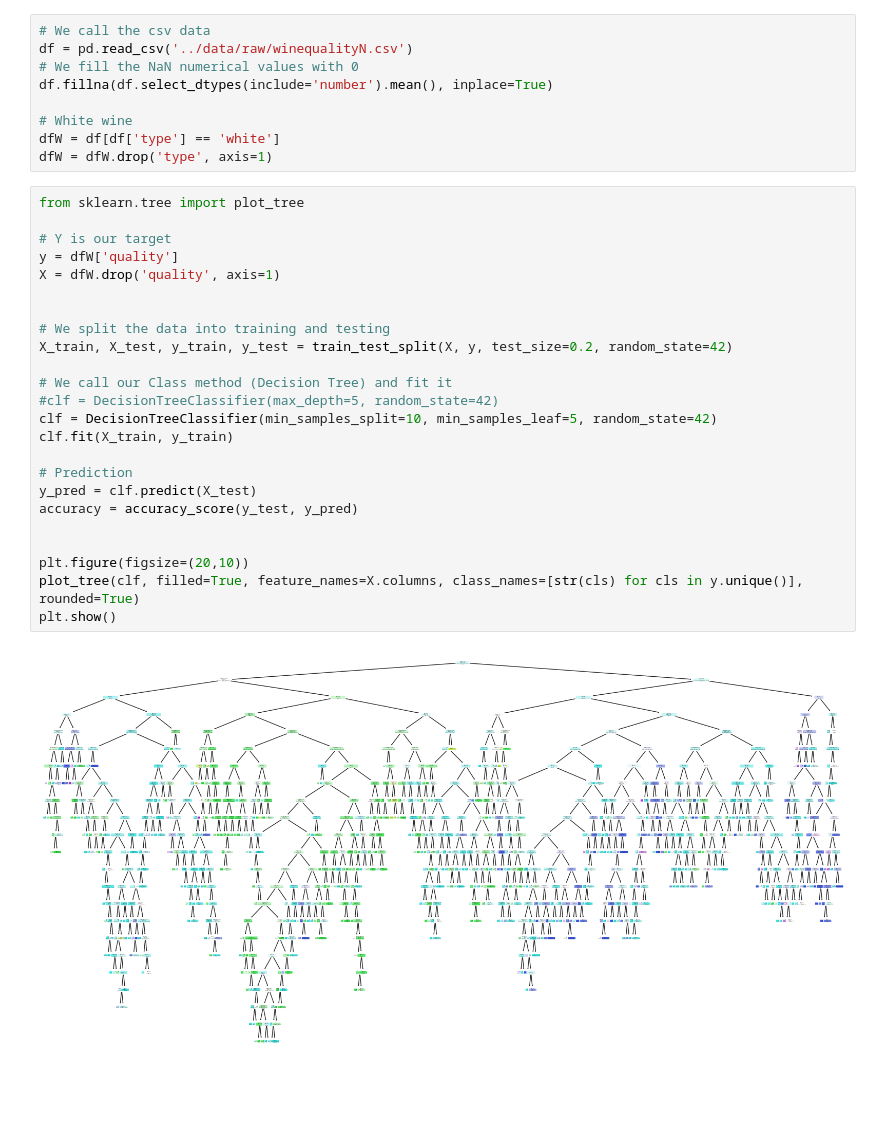
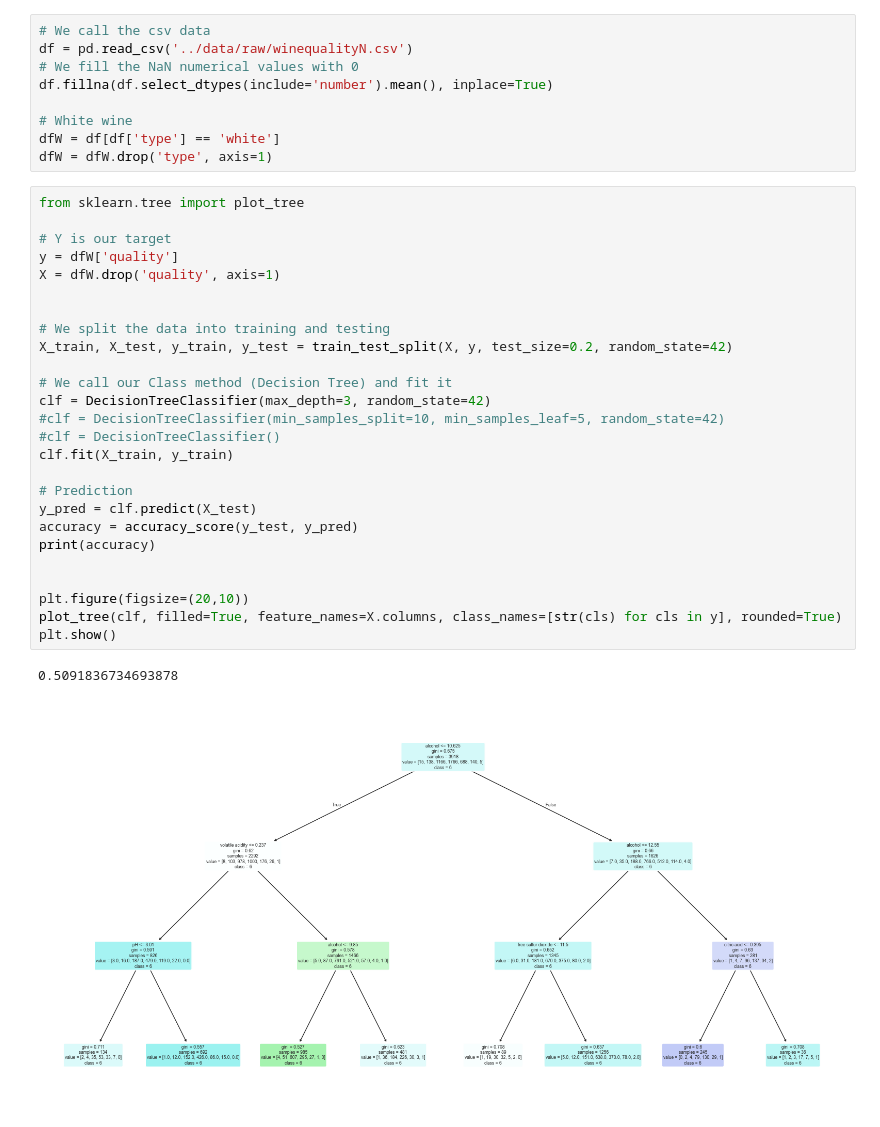
Before and after one commit to nabrego/WinePrediction, a Jupyter notebook: WineEDA/Decision_tree.ipynb, the cells around one changed output. Cells and saved outputs as stored; diff of their text form; blank space fills up the shorter version.

Commit message:
Decision tree

```diff
--- a/WineEDA/Decision_tree.ipynb
+++ b/WineEDA/Decision_tree.ipynb
@@ -18,26 +18,29 @@ dfW = dfW.drop('type', axis=1)
 # %%
 from sklearn.tree import plot_tree
 
 # Y is our target
 y = dfW['quality']
 X = dfW.drop('quality', axis=1)
 
 
 # We split the data into training and testing
 X_train, X_test, y_train, y_test = train_test_split(X, y, test_size=0.2, random_state=42)
 
 # We call our Class method (Decision Tree) and fit it
-#clf = DecisionTreeClassifier(max_depth=5, random_state=42)
-clf = DecisionTreeClassifier(min_samples_split=10, min_samples_leaf=5, random_state=42)
+clf = DecisionTreeClassifier(max_depth=3, random_state=42)
+#clf = DecisionTreeClassifier(min_samples_split=10, min_samples_leaf=5, random_state=42)
+#clf = DecisionTreeClassifier()
 clf.fit(X_train, y_train)
 
 # Prediction
 y_pred = clf.predict(X_test)
 accuracy = accuracy_score(y_test, y_pred)
+print(accuracy)
 
 
 plt.figure(figsize=(20,10))
-plot_tree(clf, filled=True, feature_names=X.columns, class_names=[str(cls) for cls in y.unique()], rounded=True)
+plot_tree(clf, filled=True, feature_names=X.columns, class_names=[str(cls) for cls in y], rounded=True)
 plt.show()
 # %% [output]
+0.5091836734693878
-[figure, old version]
+[figure, new version]
```
